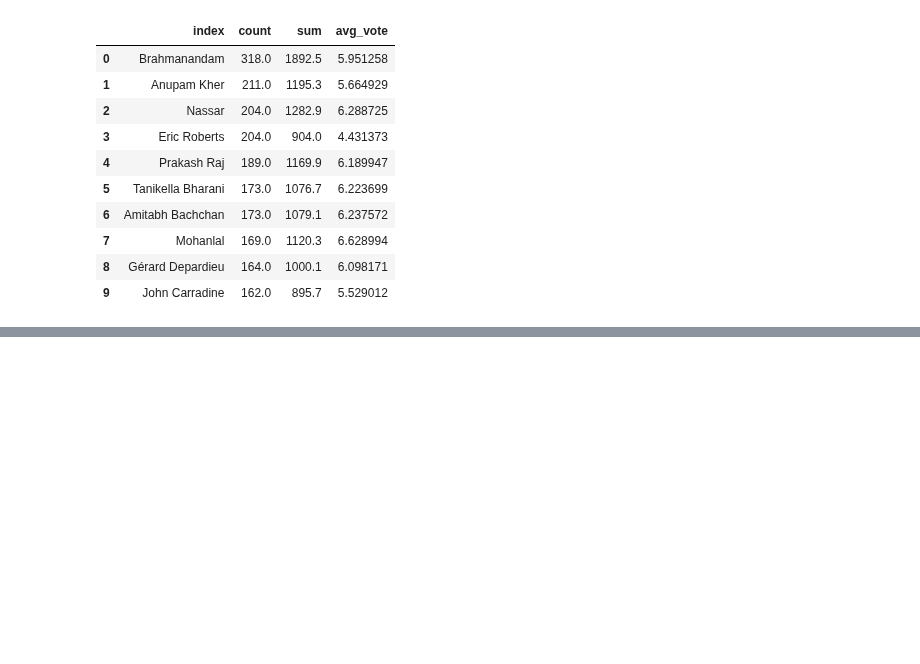
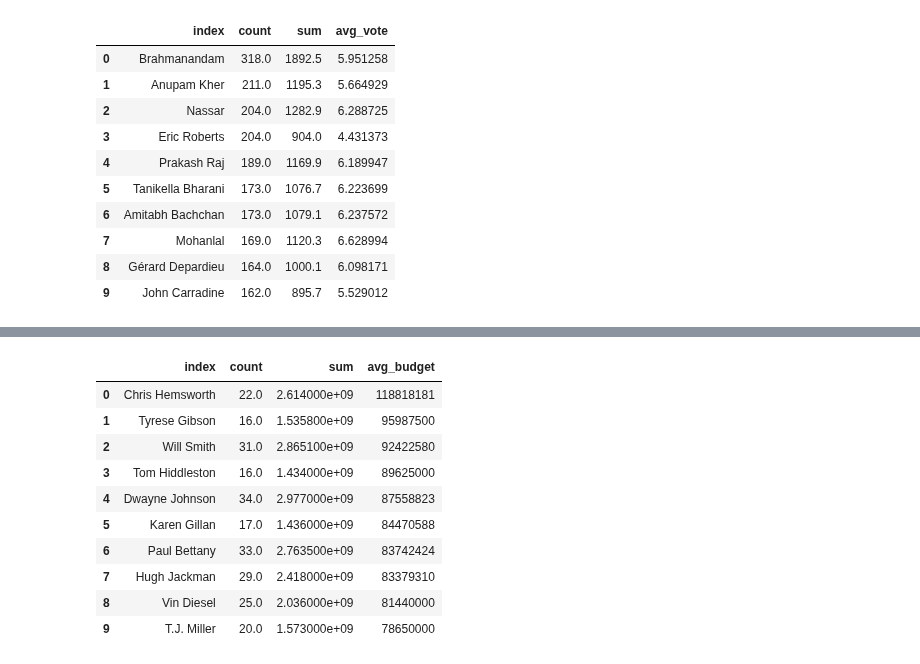
Before and after one commit to KatBotkowska/CodersCrew, a Jupyter notebook: Netflix_data.ipynb, the cells around one changed output, grey strips where cells are left out. Cells and saved outputs as stored; diff of their text form; code cells hidden in the pictures; blank space fills up the shorter version.

```diff
--- a/Netflix_data.ipynb
+++ b/Netflix_data.ipynb
@@ -1173,0 +1162,8 @@ actors_all.sort_values(by='count', ascending=False).reset_index().head(10)
+# %%
+actors = {}
+for i in range(0, 16):
+  actors["act_column{0}".format(i)] = imdb_movies_actors_budget_USD[[i, 'budget']].groupby(i).agg(['count', 'sum'])
+  actors["act_column{0}".format(i)].columns = actors["act_column{0}".format(i)].columns.droplevel(0)
+  actors["act_column{0}".format(i)].index.name = None
+
+actors['act_column0']
@@ -1173,0 +1184,6 @@ actors_all.sort_values(by='count', ascending=False).reset_index().head(10)
+# %%
+actors_all = actors['act_column0']
+for i in range(1,16):
+  actors_all = actors_all.add(actors["act_column{0}".format(i)], fill_value=0)
+
+actors_all
@@ -1173,0 +1204,4 @@ actors_all.sort_values(by='count', ascending=False).reset_index().head(10)
+# %%
+actors_all['avg_budget'] = actors_all['sum']/actors_all['count']
+actors_all['avg_budget']=actors_all['avg_budget'].astype(int)
+actors_all.head()
@@ -1173,0 +1215,16 @@ actors_all.sort_values(by='count', ascending=False).reset_index().head(10)
+# %%
+# Aktorzy, którzy zagrali w więcej niż 15 filmach posortowani wg średniego budżetu filmu
+
+actors_all[actors_all['count'] > 15].sort_values(by='avg_budget', ascending=False).reset_index().head(10)
+# %% [output]
+|  | index | count | sum | avg_budget |
+| 0 | Chris Hemsworth | 22.0 | 2.614000e+09 | 118818181 |
+| 1 | Tyrese Gibson | 16.0 | 1.535800e+09 | 95987500 |
+| 2 | Will Smith | 31.0 | 2.865100e+09 | 92422580 |
+| 3 | Tom Hiddleston | 16.0 | 1.434000e+09 | 89625000 |
+| 4 | Dwayne Johnson | 34.0 | 2.977000e+09 | 87558823 |
+| 5 | Karen Gillan | 17.0 | 1.436000e+09 | 84470588 |
+| 6 | Paul Bettany | 33.0 | 2.763500e+09 | 83742424 |
+| 7 | Hugh Jackman | 29.0 | 2.418000e+09 | 83379310 |
+| 8 | Vin Diesel | 25.0 | 2.036000e+09 | 81440000 |
+| 9 | T.J. Miller | 20.0 | 1.573000e+09 | 78650000 |
```
Also changed, not shown: parts of 34 cells of this notebook.
